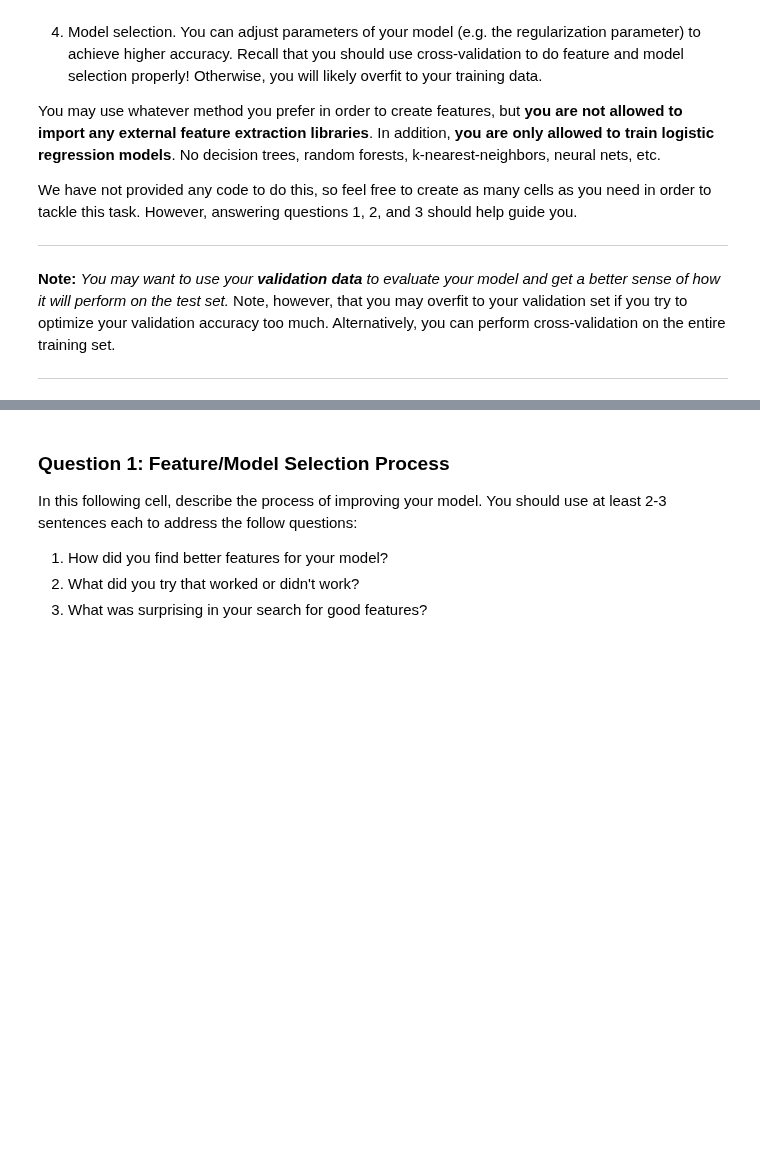
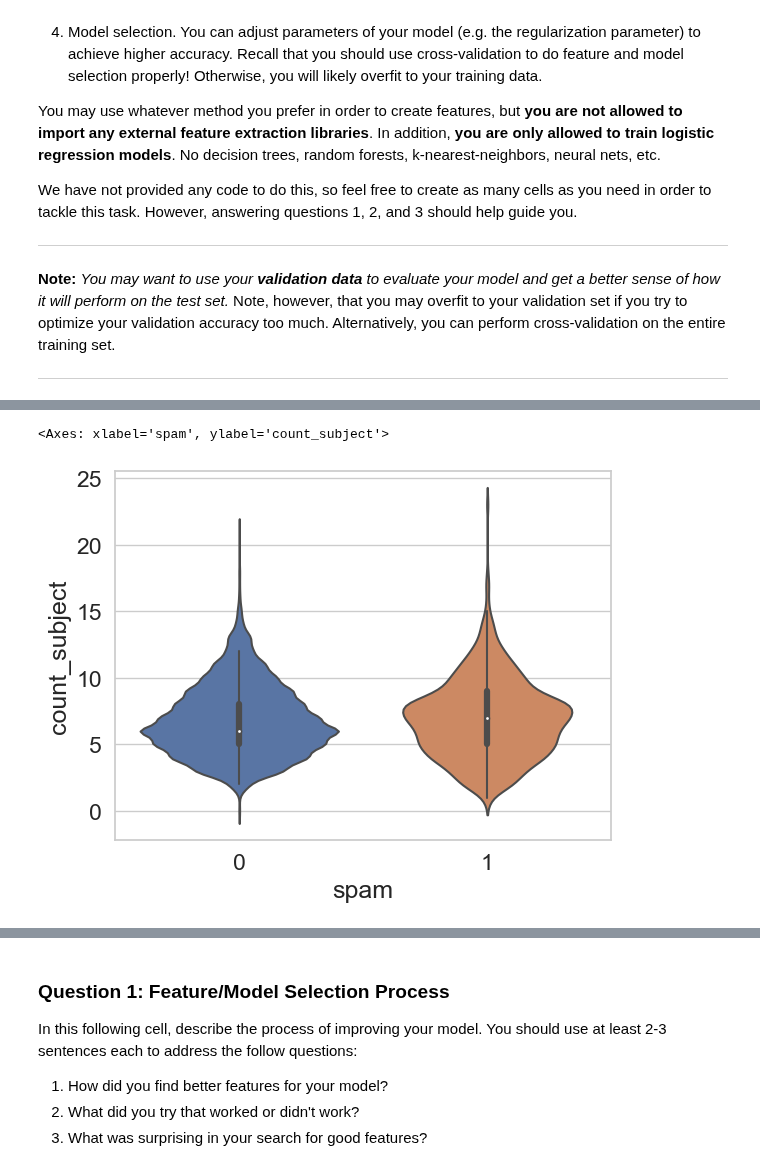
Before and after one commit to AliceRayLu/data-100-sp22, a Jupyter notebook: proj/proj2b/proj2b.ipynb, the cells around one changed output, grey strips where cells are left out. Saved outputs shown, nothing was run; the diff lists cells and outputs as text; code cells hidden in the pictures; blank space fills up the shorter version.

```diff
--- a/proj/proj2b/proj2b.ipynb
+++ b/proj/proj2b/proj2b.ipynb
@@ -240,3 +259,9 @@ We have not provided any code to do this, so feel free to create as many cells a
 **Note:** *You may want to use your **validation data** to evaluate your model and get a better sense of how it will perform on the test set.* Note, however, that you may overfit to your validation set if you try to optimize your validation accuracy too much. Alternatively, you can perform cross-validation on the entire training set.
 
 ---
+# %%
+# test if number of words differs in spam/ham
+train['count_subject'] = train['subject'].str.split().map(len)
+train['count_email'] = train['email'].str.split().map(len)
+train['count_!'] = train['email'].str.count("!")
+train.head()
@@ -242,0 +287,5 @@ We have not provided any code to do this, so feel free to create as many cells a
+# %%
+sns.violinplot(train,x='spam',y='count_subject')
+# %% [output]
+<Axes: xlabel='spam', ylabel='count_subject'>
+[figure, added]
```
Also changed, not shown: parts of 13 cells of this notebook.
